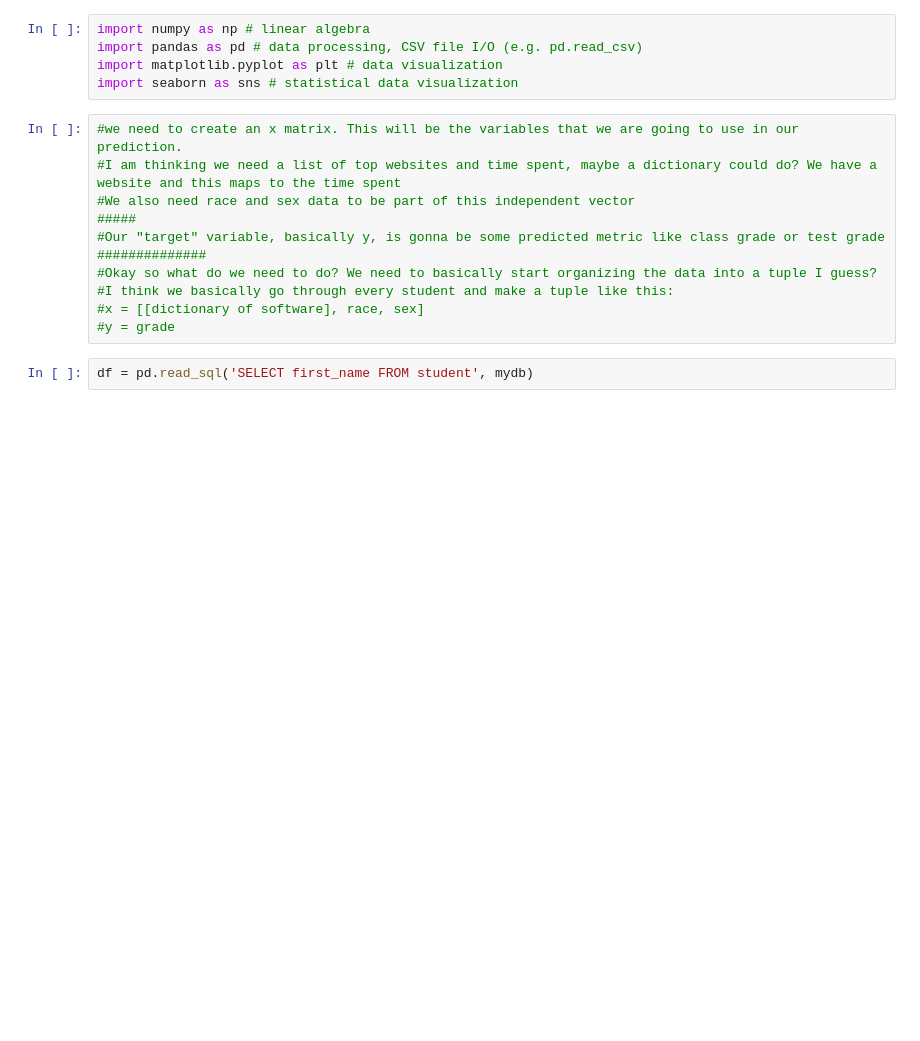
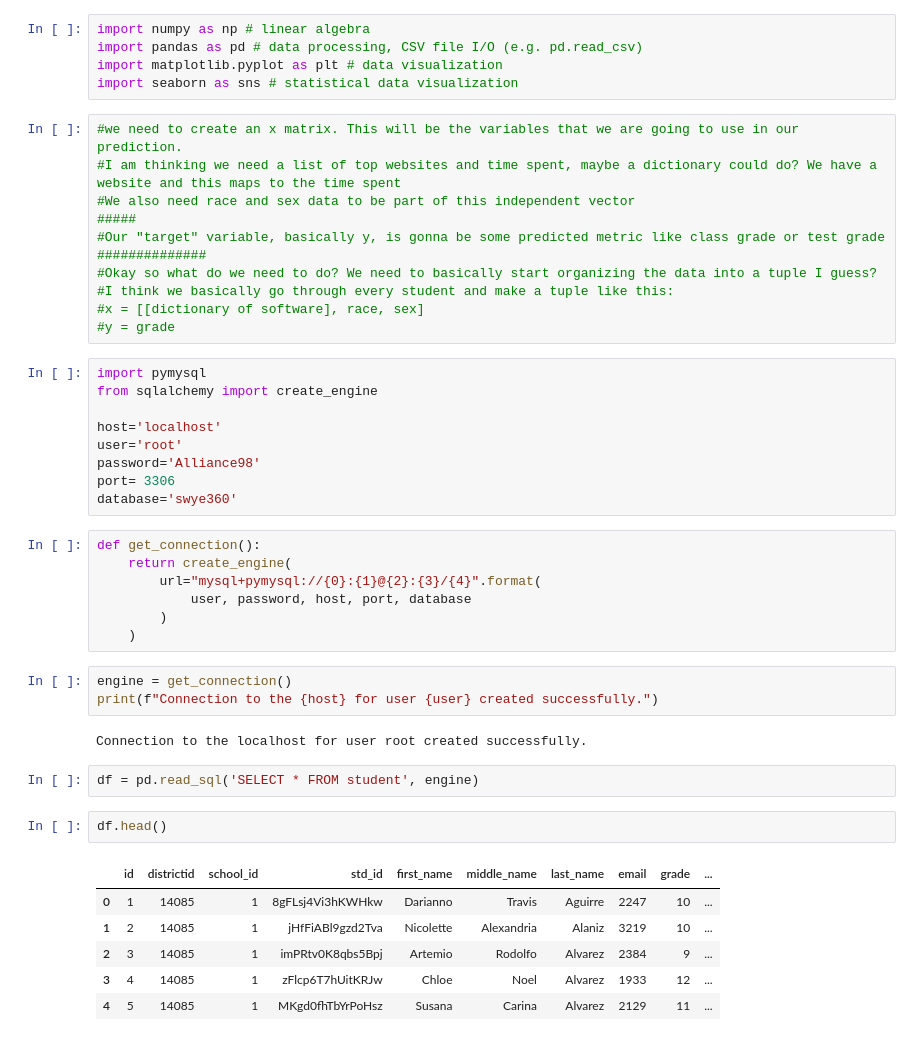
Before and after one commit to HaydenLaBrie/pythonProject1, a Jupyter notebook: main.ipynb, the cells around one changed output. Drawn from its saved outputs; the diff is of its cells as text; blank space fills up the shorter version.

Commit message:
sqlalchemy is now connected

```diff
--- a/main.ipynb
+++ b/main.ipynb
@@ -75,5 +75,35 @@ import seaborn as sns # statistical data visualization
 #I think we basically go through every student and make a tuple like this:
 #x = [[dictionary of software], race, sex]
 #y = grade
+# %%
+import pymysql
+from sqlalchemy import create_engine
+
+host='localhost'
+user='root'
+password='Alliance98'
+port= 3306
+database='swye360'
+# %%
+def get_connection():
+    return create_engine(
+        url="mysql+pymysql://{0}:{1}@{2}:{3}/{4}".format(
+            user, password, host, port, database
+        )
+    )
+# %%
+engine = get_connection()
+print(f"Connection to the {host} for user {user} created successfully.")
+# %% [output]
+Connection to the localhost for user root created successfully.
 # %%
-df = pd.read_sql('SELECT first_name FROM student', mydb)
+df = pd.read_sql('SELECT * FROM student', engine)
+# %%
+df.head()
+# %% [output]
+|  | id | districtid | school_id | std_id | first_name | middle_name | last_name | email | grade | ... |
+| 0 | 1 | 14085 | 1 | 8gFLsj4Vi3hKWHkw | Darianno | Travis | Aguirre | 2247 | 10 | ... |
+| 1 | 2 | 14085 | 1 | jHfFiABl9gzd2Tva | Nicolette | Alexandria | Alaniz | 3219 | 10 | ... |
+| 2 | 3 | 14085 | 1 | imPRtv0K8qbs5Bpj | Artemio | Rodolfo | Alvarez | 2384 | 9 | ... |
+| 3 | 4 | 14085 | 1 | zFlcp6T7hUitKRJw | Chloe | Noel | Alvarez | 1933 | 12 | ... |
+| 4 | 5 | 14085 | 1 | MKgd0fhTbYrPoHsz | Susana | Carina | Alvarez | 2129 | 11 | ... |
```
Also changed, not shown: parts of 2 cells of this notebook.
